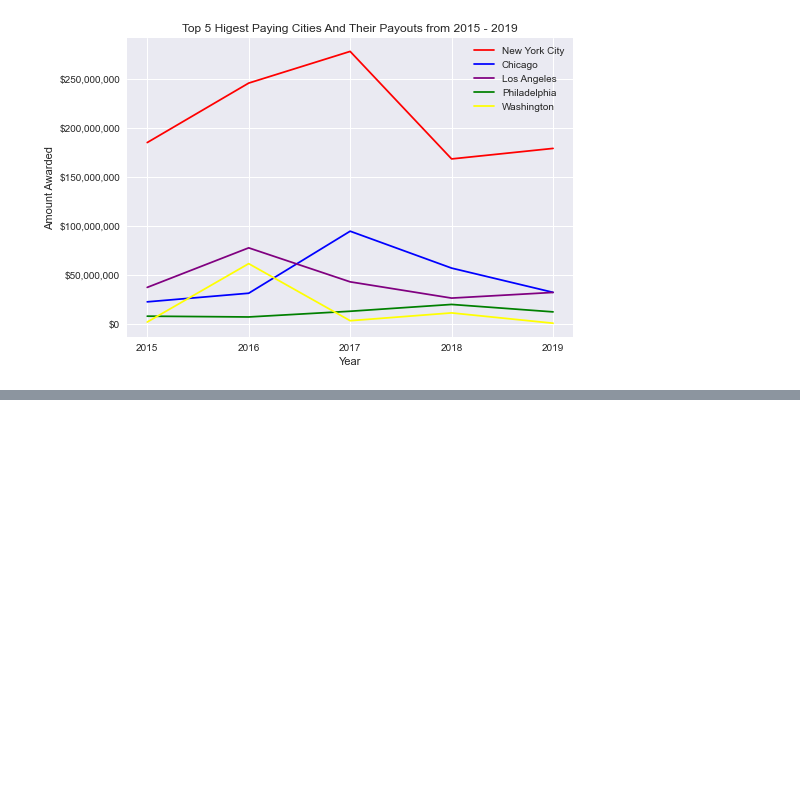
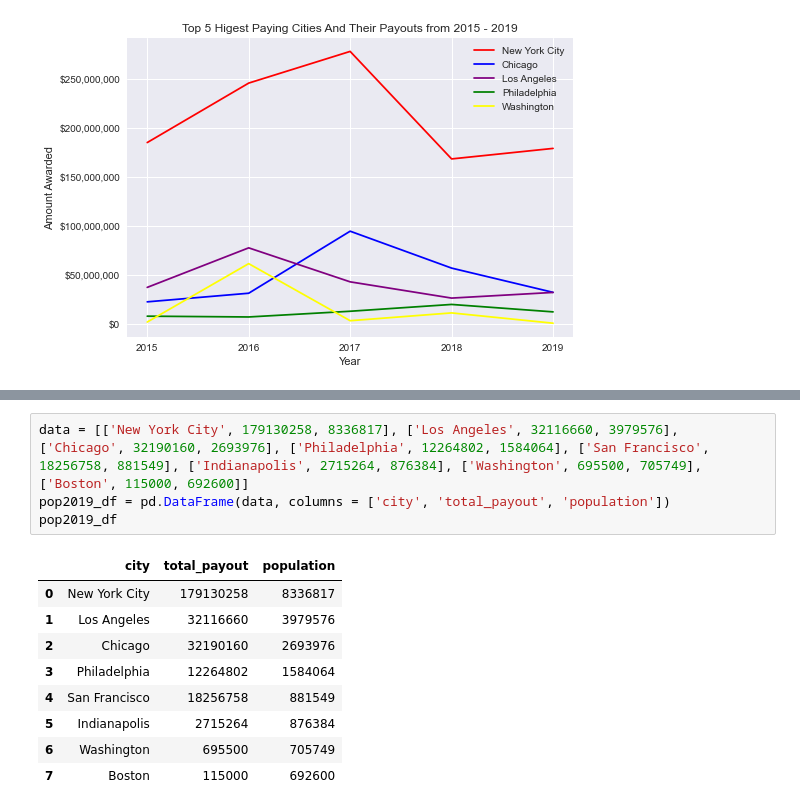
Before and after one commit to shethinksnyc/JTC_WOW_CAPSTONE, a Jupyter notebook: misc plots.ipynb, the cells around one changed output, grey strips where cells are left out. Saved outputs shown, nothing was run; the diff lists cells and outputs as text; blank space fills up the shorter version.

```diff
--- a/misc plots.ipynb
+++ b/misc plots.ipynb
@@ -88,0 +111,14 @@ plt.show()
+# %%
+data = [['New York City', 179130258, 8336817], ['Los Angeles', 32116660, 3979576], ['Chicago', 32190160, 2693976], ['Philadelphia', 12264802, 1584064], ['San Francisco', 18256758, 881549], ['Indianapolis', 2715264, 876384], ['Washington', 695500, 705749], ['Boston', 115000, 692600]]
+pop2019_df = pd.DataFrame(data, columns = ['city', 'total_payout', 'population'])
+pop2019_df
+# %% [output]
+|  | city | total_payout | population |
+| 0 | New York City | 179130258 | 8336817 |
+| 1 | Los Angeles | 32116660 | 3979576 |
+| 2 | Chicago | 32190160 | 2693976 |
+| 3 | Philadelphia | 12264802 | 1584064 |
+| 4 | San Francisco | 18256758 | 881549 |
+| 5 | Indianapolis | 2715264 | 876384 |
+| 6 | Washington | 695500 | 705749 |
+| 7 | Boston | 115000 | 692600 |
```
Also changed, not shown: parts of 5 cells of this notebook.
